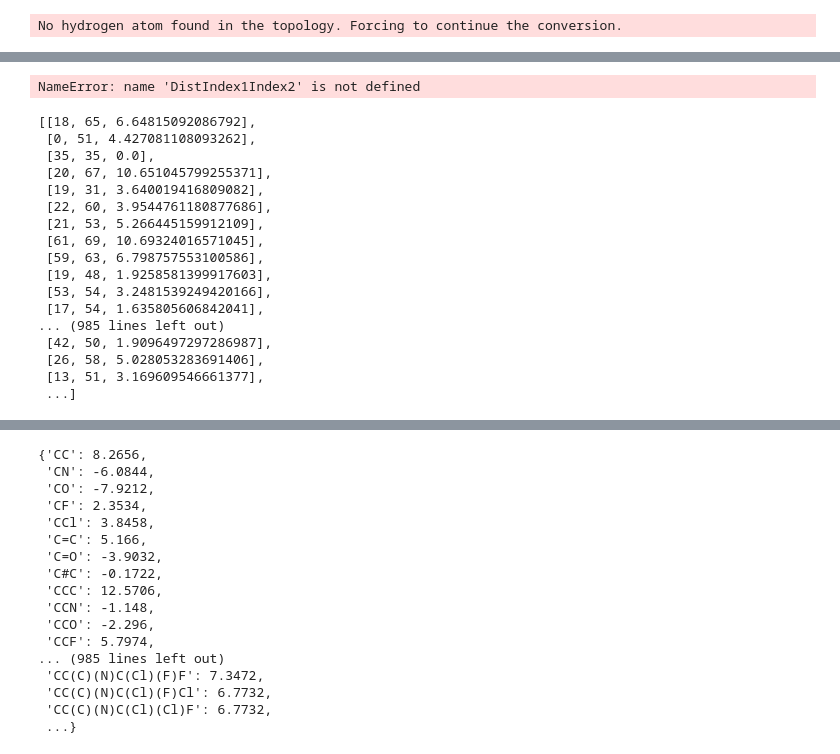
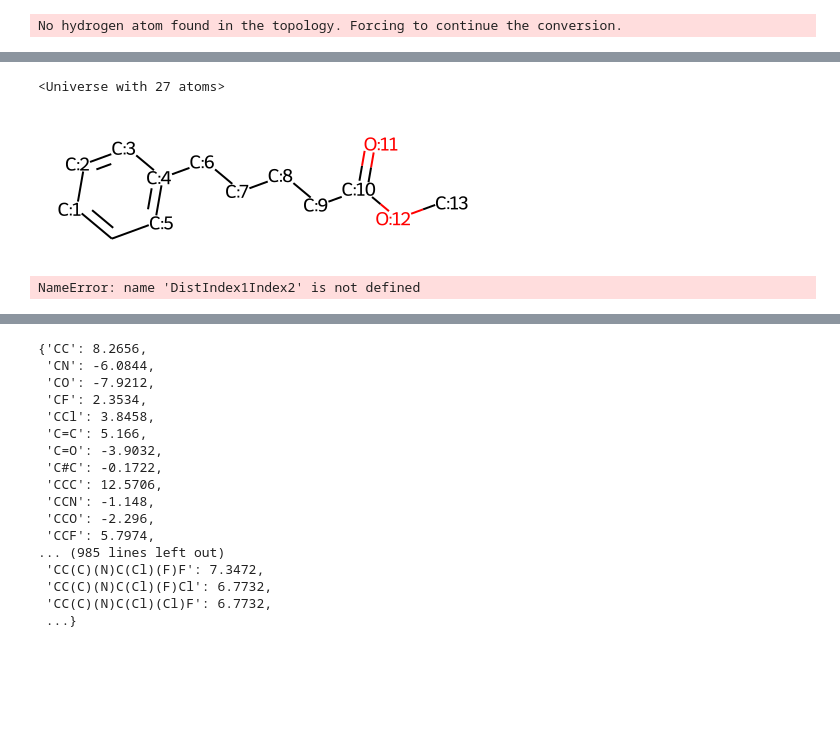
Before and after one commit to MDSYN2019/MDNPPackage, a Jupyter notebook: notebooks/Martini_NP_construction_notebook.ipynb, the cells around one changed output, grey strips where cells are left out. Cells and saved outputs as stored; diff of their text form; code cells hidden in the pictures; blank space fills up the shorter version.

```diff
--- a/notebooks/Martini_NP_construction_notebook.ipynb
+++ b/notebooks/Martini_NP_construction_notebook.ipynb
@@ -1044,3 +805,18 @@ NameError: name 'mol1' is not defined
+# %%
+u_P3HT
+# %% [output]
+<Universe with 27 atoms>
+# %%
+# C70
+Phenyl_C61_Butyric_Acid_Methyl_Ester = 'C1=CC=CC(=C1)CCCCC(=O)OC'
+C70BAME = Chem.MolFromSmiles(Phenyl_C61_Butyric_Acid_Methyl_Ester)
+u_C70BAME = mda.Universe.from_smiles(Phenyl_C61_Butyric_Acid_Methyl_Ester)
+# Need to add index
+u_C70BAME_object = u_C70BAME.select_atoms('all')
+#u_C70BAME_object.write("u_C70BAME.xyz")
+mol_with_atom_index(C70BAME) # C6 is the attaching ligand
+# %% [output]
+[figure, added]
 # %%
 # https://stackoverflow.com/questions/53075481/how-do-i-cluster-a-list-of-geographic-points-by-distance
 
@@ -1110,23 +886,3 @@ DistIndex1Index2
 UniqueIndex1Index2Distances = [list(i) for i in list(set(map(tuple, DistIndex1Index2)))]
 # %% [output]
 NameError: name 'DistIndex1Index2' is not defined
-# %%
-UniqueIndex1Index2Distances
-# %% [output]
-[[18, 65, 6.64815092086792],
- [0, 51, 4.427081108093262],
- [35, 35, 0.0],
- [20, 67, 10.651045799255371],
- [19, 31, 3.640019416809082],
- [22, 60, 3.9544761180877686],
- [21, 53, 5.266445159912109],
- [61, 69, 10.69324016571045],
- [59, 63, 6.798757553100586],
- [19, 48, 1.9258581399917603],
- [53, 54, 3.2481539249420166],
- [17, 54, 1.635805606842041],
-... (985 lines left out)
- [42, 50, 1.9096497297286987],
- [26, 58, 5.028053283691406],
- [13, 51, 3.169609546661377],
- ...]
```
Also changed, not shown: parts of 34 cells of this notebook, 18 other files.
